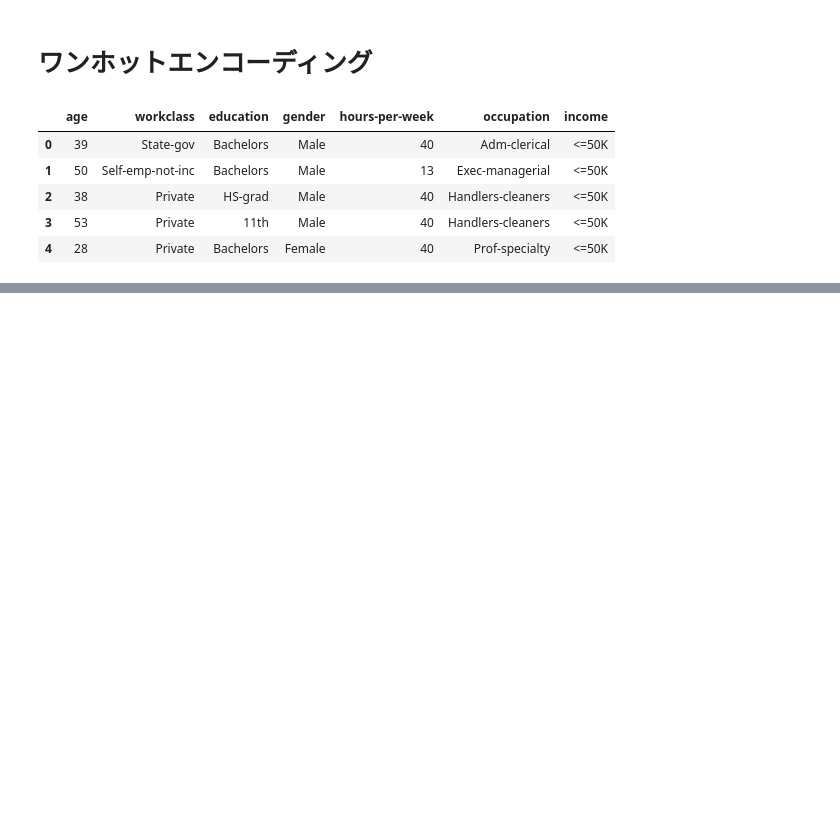
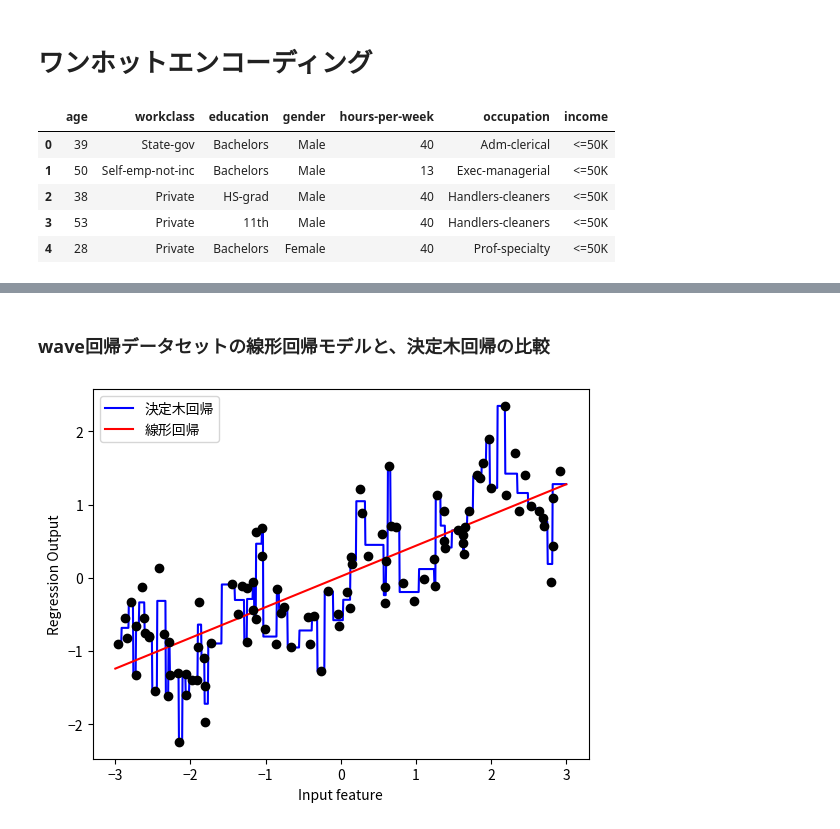
Before and after one commit to TOnodera/machine-learning-with-python, a Jupyter notebook: ch04/one_hot_encoding.ipynb, the cells around one changed output, grey strips where cells are left out. Cells and saved outputs as stored; diff of their text form; code cells hidden in the pictures; blank space fills up the shorter version.

```diff
--- a/ch04/one_hot_encoding.ipynb
+++ b/ch04/one_hot_encoding.ipynb
@@ -50,0 +83,28 @@ display(data.head())
+# %% [markdown]
+### wave回帰データセットの線形回帰モデルと、決定木回帰の比較
+# %%
+from sklearn.linear_model import LinearRegression
+from sklearn.tree import DecisionTreeRegressor
+import mglearn
+import numpy as np
+import matplotlib.pyplot as plt
+import matplotlib as mpl
+
+mpl.rcParams['font.family'] = 'Noto Sans CJK JP'
+
+X, y = mglearn.datasets.make_wave(n_samples=100)
+line = np.linspace(-3, 3, 1000).reshape(-1, 1)
+
+reg = DecisionTreeRegressor(min_samples_split=3).fit(X, y)
+plt.plot(line, reg.predict(line), label="決定木回帰", color="b")
+
+reg = LinearRegression().fit(X, y)
+plt.plot(line, reg.predict(line), label="線形回帰", color="r")
+
+plt.plot(X[:, 0], y, 'o', c='k')
+plt.ylabel("Regression Output")
+plt.xlabel("Input feature")
+plt.legend(loc="best")
+plt.show()
+# %% [output]
+[figure, added]
```
Also changed, not shown: parts of 5 cells of this notebook, 3 other files.
